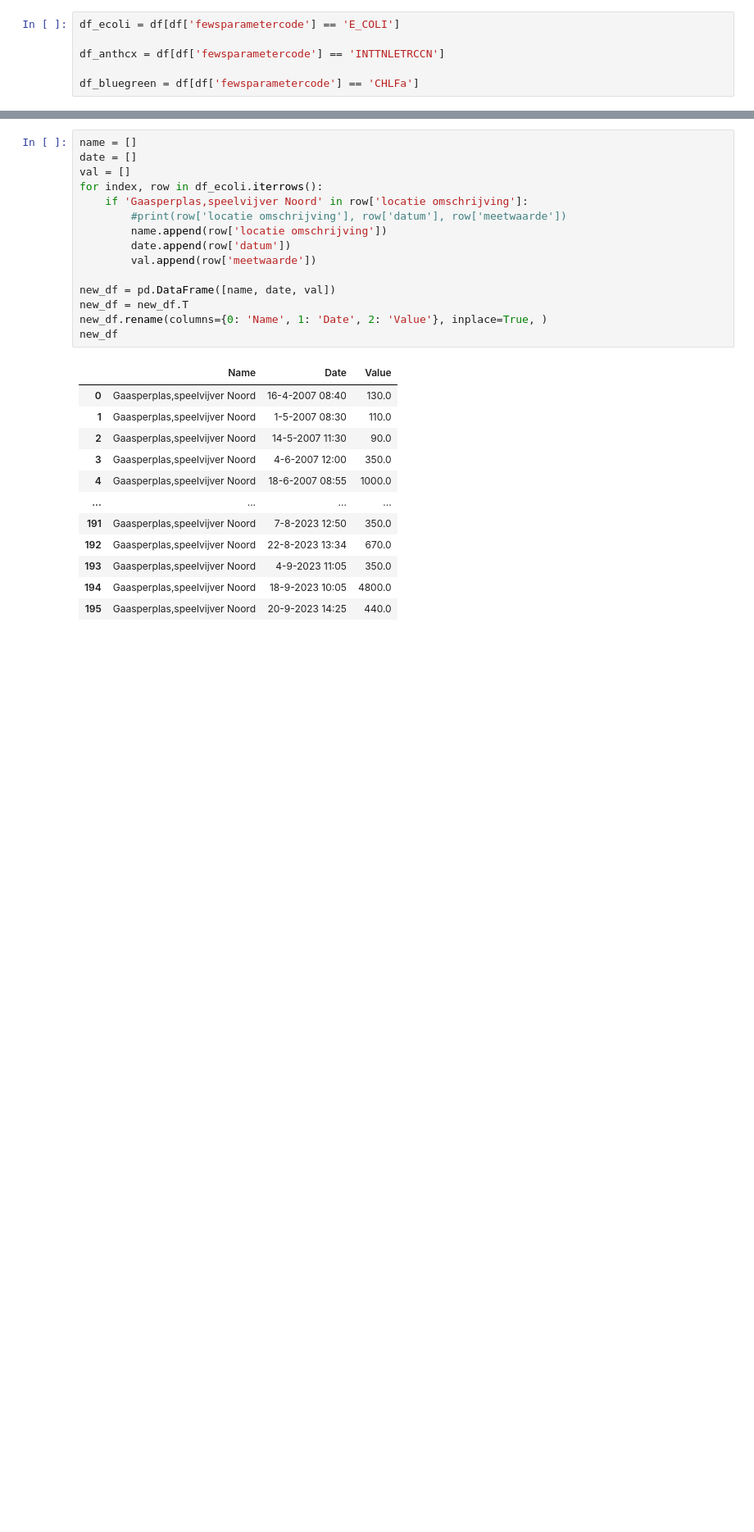
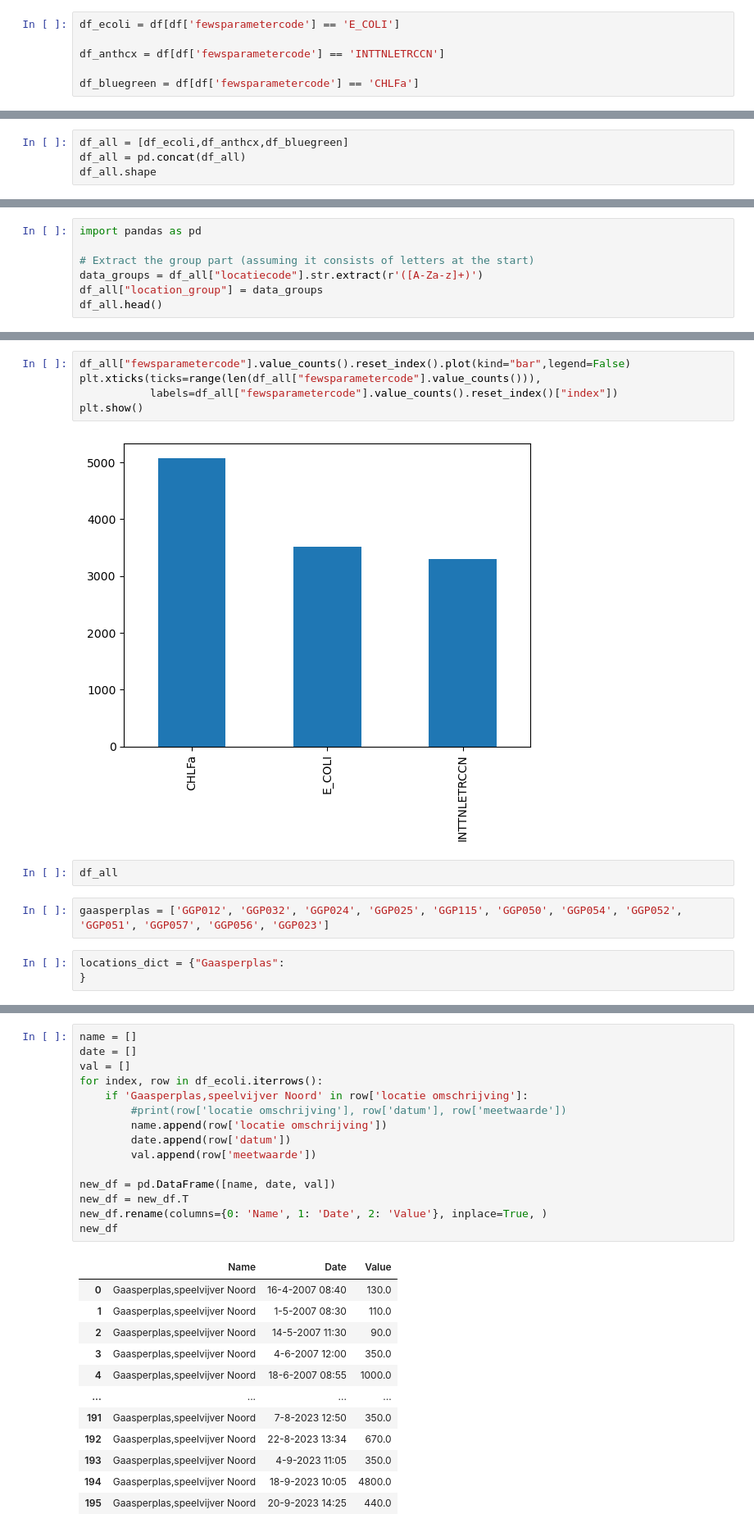
Before and after one commit to Aoyamaxx/Urban, a Jupyter notebook: waternet_waterquality_2007-2023/Waternet Preprocessing.ipynb, the cells around one changed output, grey strips where cells are left out. Shown at 82% size. Drawn from its saved outputs; the diff is of its cells as text; blank space fills up the shorter version.

```diff
--- a/waternet_waterquality_2007-2023/Waternet Preprocessing.ipynb
+++ b/waternet_waterquality_2007-2023/Waternet Preprocessing.ipynb
@@ -69,0 +108,4 @@ Note that this is very limited as we need to input the precise location name. Al
+# %%
+df_all = [df_ecoli,df_anthcx,df_bluegreen]
+df_all = pd.concat(df_all)
+df_all.shape
@@ -69,0 +114,7 @@ Note that this is very limited as we need to input the precise location name. Al
+# %%
+import pandas as pd
+
+# Extract the group part (assuming it consists of letters at the start)
+data_groups = df_all["locatiecode"].str.extract(r'([A-Za-z]+)')
+df_all["location_group"] = data_groups
+df_all.head()
@@ -69,0 +135,14 @@ Note that this is very limited as we need to input the precise location name. Al
+# %%
+df_all["fewsparametercode"].value_counts().reset_index().plot(kind="bar",legend=False)
+plt.xticks(ticks=range(len(df_all["fewsparametercode"].value_counts())),
+           labels=df_all["fewsparametercode"].value_counts().reset_index()["index"])
+plt.show()
+# %% [output]
+[figure, added]
+# %%
+df_all
+# %%
+gaasperplas = ['GGP012', 'GGP032', 'GGP024', 'GGP025', 'GGP115', 'GGP050', 'GGP054', 'GGP052', 'GGP051', 'GGP057', 'GGP056', 'GGP023']
+# %%
+locations_dict = {"Gaasperplas":
+}
```
Also changed, not shown: parts of 29 cells of this notebook, 2 other files.
